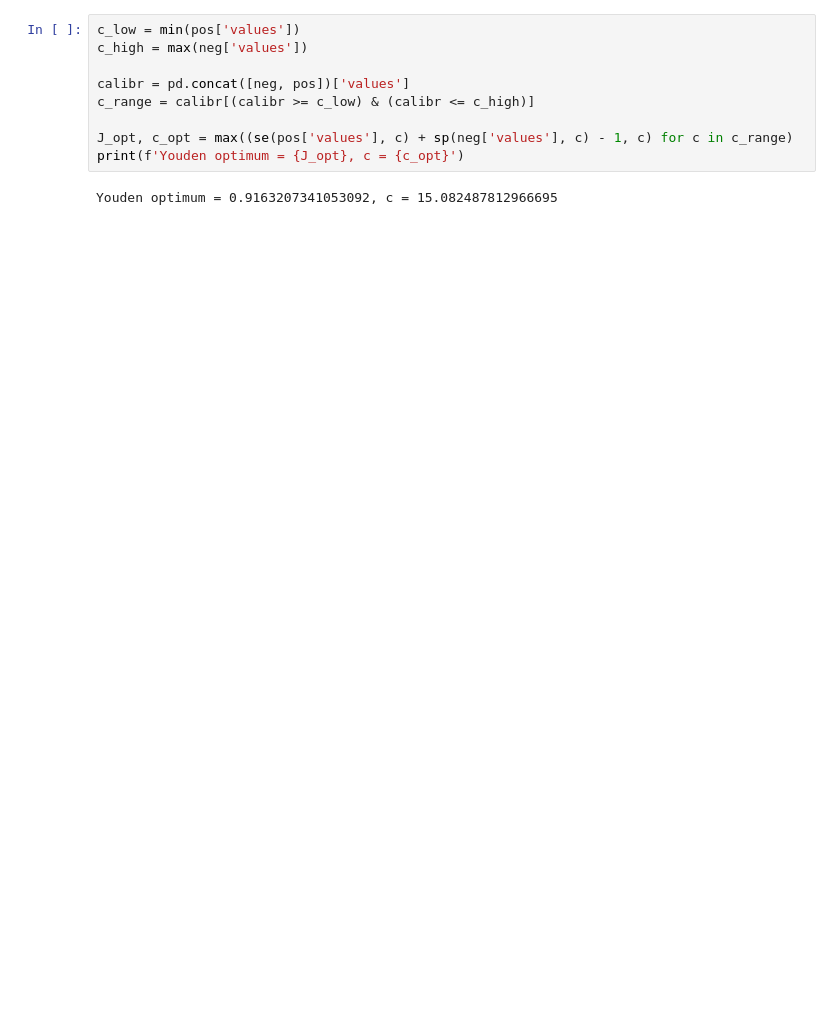
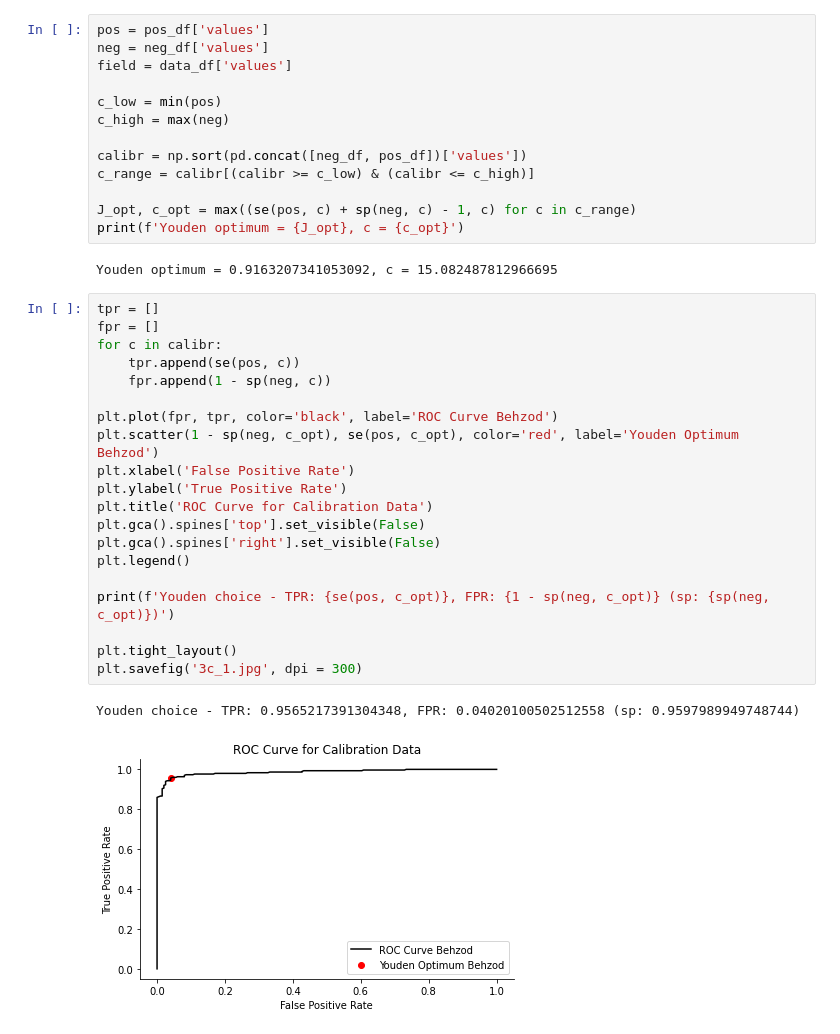
Before and after one commit to behzodcu/idm, a Jupyter notebook: hw4/hw4.ipynb, the cells around one changed output. Drawn from its saved outputs; the diff is of its cells as text; blank space fills up the shorter version.

```diff
--- a/hw4/hw4.ipynb
+++ b/hw4/hw4.ipynb
@@ -61,13 +61,40 @@ def theta_hat(pos, neg, data, se, sp, phi_hat, c):
     denom = se(pos, c) + sp(neg, c) - 1
     return numer / denom
 # %%
-c_low = min(pos['values'])
-c_high = max(neg['values'])
+pos = pos_df['values']
+neg = neg_df['values']
+field = data_df['values']
 
-calibr = pd.concat([neg, pos])['values']
+c_low = min(pos)
+c_high = max(neg)
+
+calibr = np.sort(pd.concat([neg_df, pos_df])['values'])
 c_range = calibr[(calibr >= c_low) & (calibr <= c_high)]
 
-J_opt, c_opt = max((se(pos['values'], c) + sp(neg['values'], c) - 1, c) for c in c_range)
+J_opt, c_opt = max((se(pos, c) + sp(neg, c) - 1, c) for c in c_range)
 print(f'Youden optimum = {J_opt}, c = {c_opt}')
 # %% [output]
 Youden optimum = 0.9163207341053092, c = 15.082487812966695
+# %%
+tpr = []
+fpr = []
+for c in calibr:
+    tpr.append(se(pos, c))
+    fpr.append(1 - sp(neg, c))
+
+plt.plot(fpr, tpr, color='black', label='ROC Curve Behzod')
+plt.scatter(1 - sp(neg, c_opt), se(pos, c_opt), color='red', label='Youden Optimum Behzod')
+plt.xlabel('False Positive Rate')
+plt.ylabel('True Positive Rate')
+plt.title('ROC Curve for Calibration Data')
+plt.gca().spines['top'].set_visible(False)
+plt.gca().spines['right'].set_visible(False)
+plt.legend()
+
+print(f'Youden choice - TPR: {se(pos, c_opt)}, FPR: {1 - sp(neg, c_opt)} (sp: {sp(neg, c_opt)})')
+
+plt.tight_layout()
+plt.savefig('3c_1.jpg', dpi = 300)
+# %% [output]
+Youden choice - TPR: 0.9565217391304348, FPR: 0.04020100502512558 (sp: 0.9597989949748744)
+[figure, added]
```
Also changed, not shown: parts of 5 cells of this notebook.
